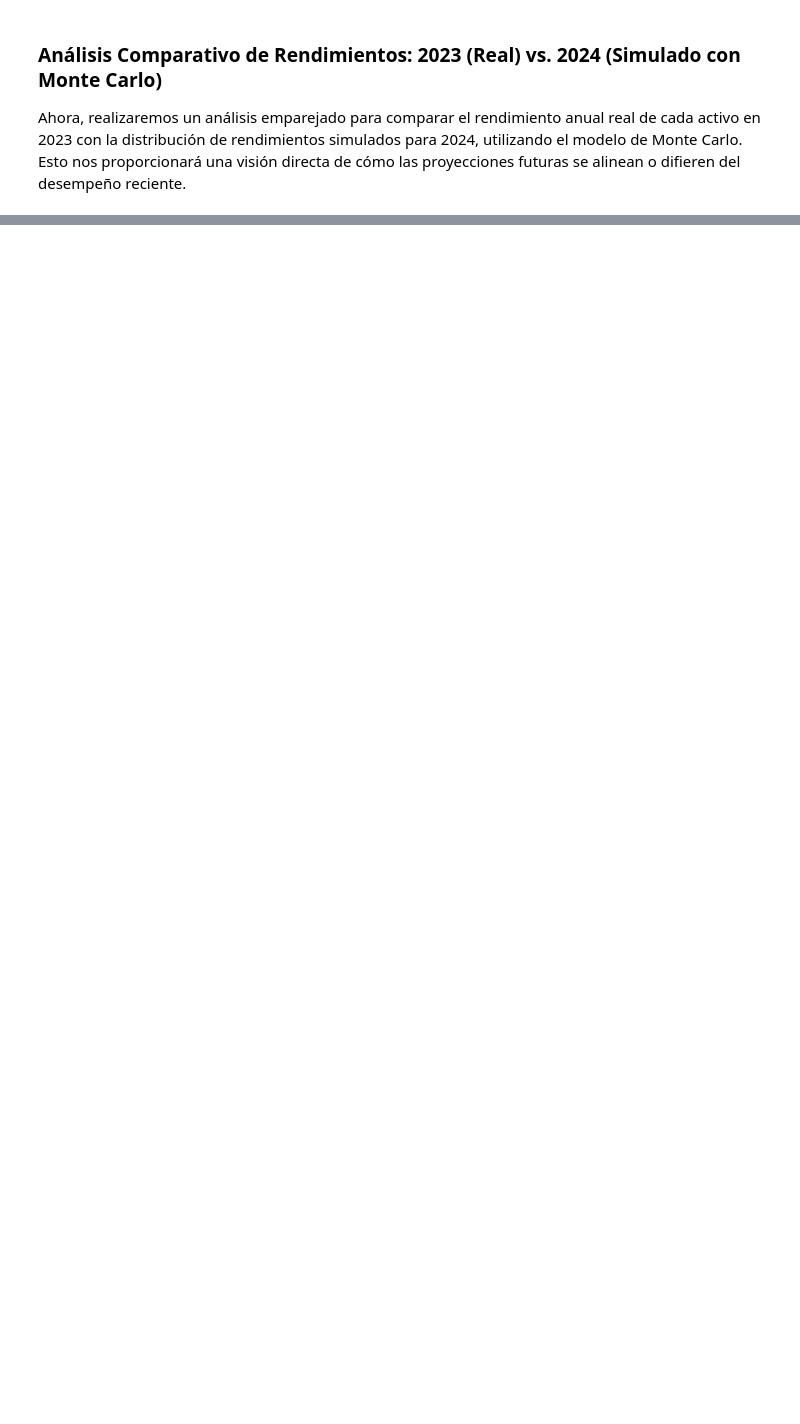
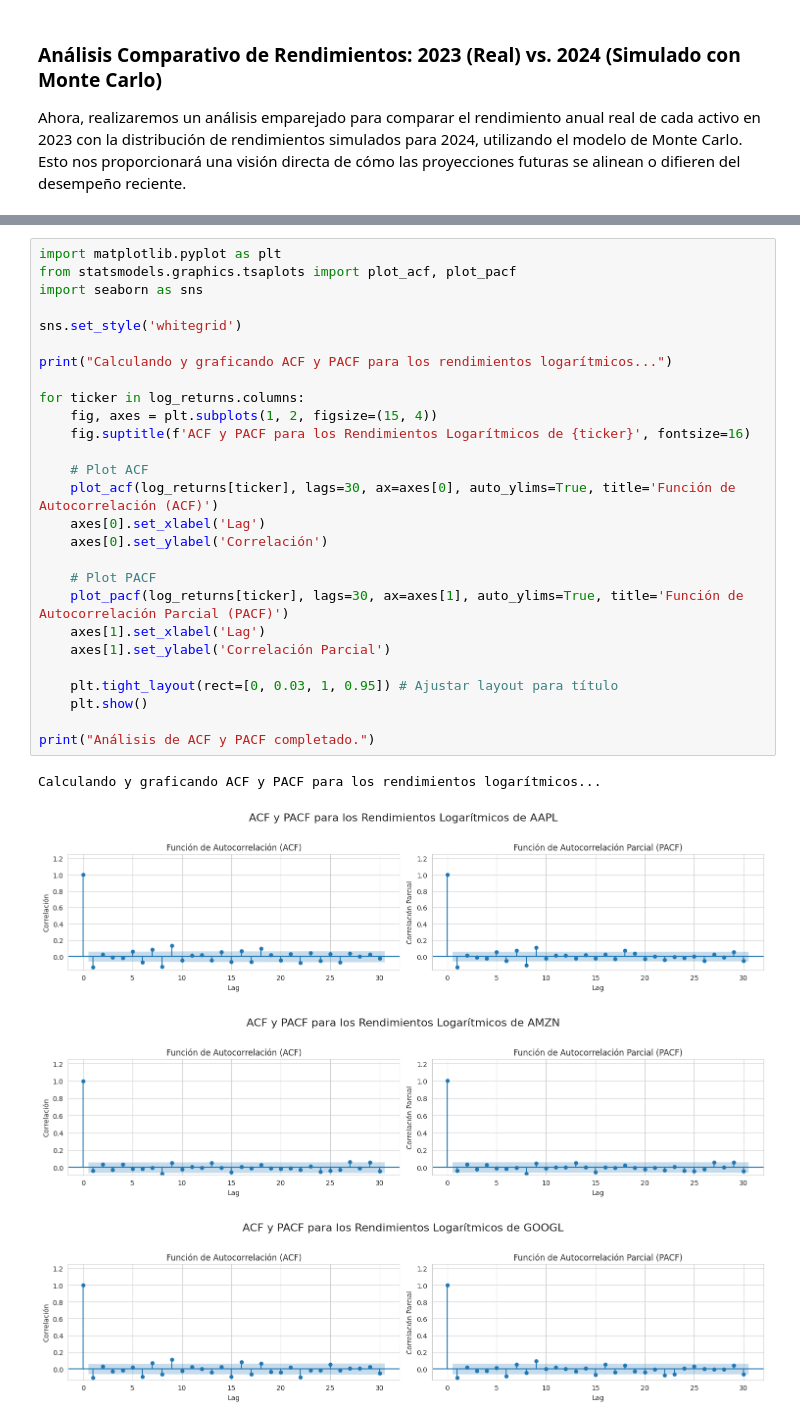
Before and after one commit to mcabeza-gif/Modelado-de-Datos, a Jupyter notebook: modelado_de_datos_.ipynb, the cells around one changed output, grey strips where cells are left out. Drawn from its saved outputs; the diff is of its cells as text; blank space fills up the shorter version.

```diff
--- a/modelado_de_datos_.ipynb
+++ b/modelado_de_datos_.ipynb
@@ -2315,0 +2473,32 @@ display(comparison_df.style.format('{:.2%}'))
+# %%
+import matplotlib.pyplot as plt
+from statsmodels.graphics.tsaplots import plot_acf, plot_pacf
+import seaborn as sns
+
+sns.set_style('whitegrid')
+
+print("Calculando y graficando ACF y PACF para los rendimientos logarítmicos...")
+
+for ticker in log_returns.columns:
+    fig, axes = plt.subplots(1, 2, figsize=(15, 4))
+    fig.suptitle(f'ACF y PACF para los Rendimientos Logarítmicos de {ticker}', fontsize=16)
+
+    # Plot ACF
+    plot_acf(log_returns[ticker], lags=30, ax=axes[0], auto_ylims=True, title='Función de Autocorrelación (ACF)')
+    axes[0].set_xlabel('Lag')
+    axes[0].set_ylabel('Correlación')
+
+    # Plot PACF
+    plot_pacf(log_returns[ticker], lags=30, ax=axes[1], auto_ylims=True, title='Función de Autocorrelación Parcial (PACF)')
+    axes[1].set_xlabel('Lag')
+    axes[1].set_ylabel('Correlación Parcial')
+
+    plt.tight_layout(rect=[0, 0.03, 1, 0.95]) # Ajustar layout para título
+    plt.show()
+
+print("Análisis de ACF y PACF completado.")
+# %% [output]
+Calculando y graficando ACF y PACF para los rendimientos logarítmicos...
+[figure, added]
+[figure, added]
+[figure, added]
```
Also changed, not shown: parts of 23 cells of this notebook.
